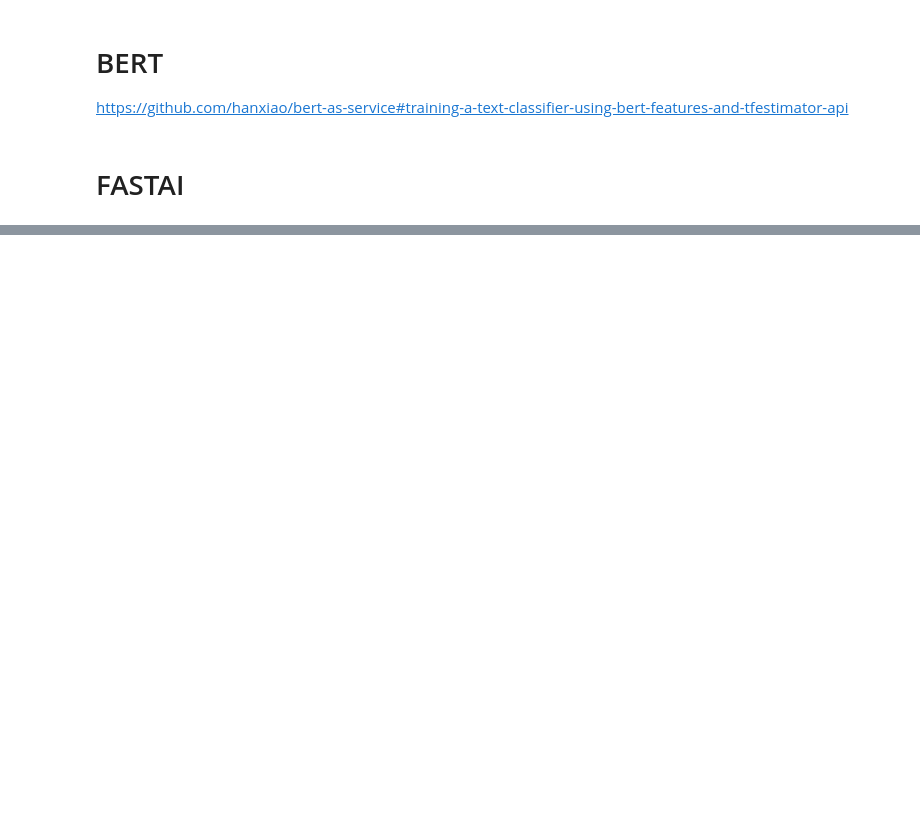
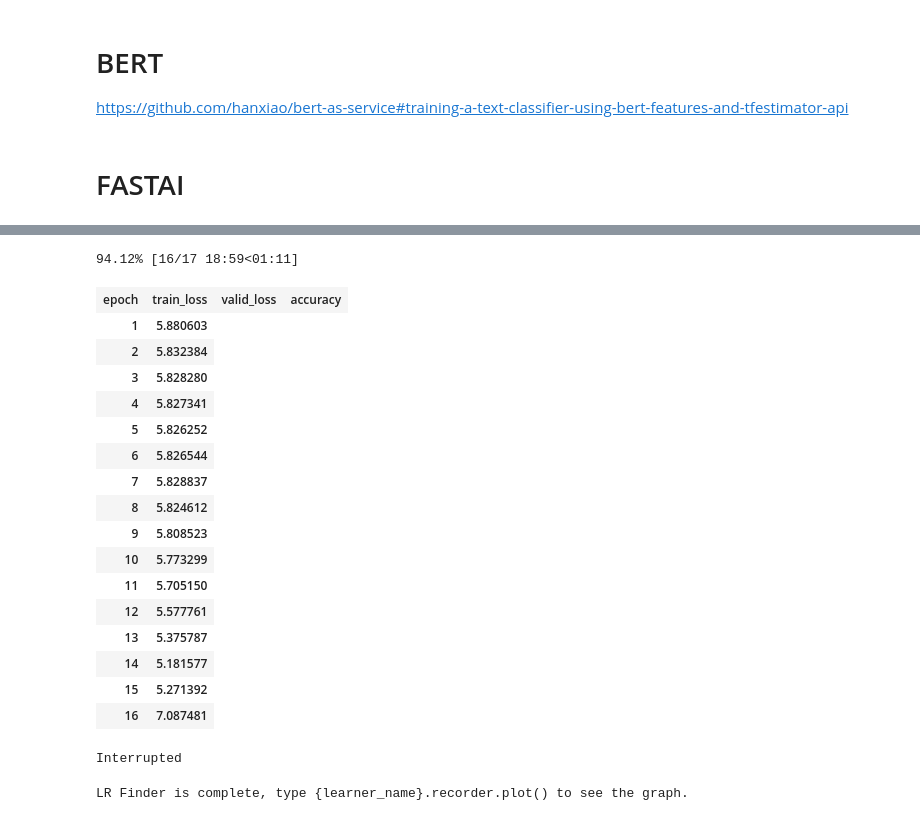
Before and after one commit to binliu0630/Deep_Learning, a Jupyter notebook: Text_Classification_Example.ipynb, the cells around one changed output, grey strips where cells are left out. Drawn from its saved outputs; the diff is of its cells as text; code cells hidden in the pictures; blank space fills up the shorter version.

```diff
--- a/Text_Classification_Example.ipynb
+++ b/Text_Classification_Example.ipynb
@@ -364,0 +498,23 @@ https://github.com/hanxiao/bert-as-service#training-a-text-classifier-using-bert
+# %%
+learn.lr_find()
+# %% [output]
+94.12% [16/17 18:59<01:11]
+| epoch | train_loss | valid_loss | accuracy |
+| 1 | 5.880603 |
+| 2 | 5.832384 |
+| 3 | 5.828280 |
+| 4 | 5.827341 |
+| 5 | 5.826252 |
+| 6 | 5.826544 |
+| 7 | 5.828837 |
+| 8 | 5.824612 |
+| 9 | 5.808523 |
+| 10 | 5.773299 |
+| 11 | 5.705150 |
+| 12 | 5.577761 |
+| 13 | 5.375787 |
+| 14 | 5.181577 |
+| 15 | 5.271392 |
+| 16 | 7.087481 |
+Interrupted
+LR Finder is complete, type {learner_name}.recorder.plot() to see the graph.
```
Also changed, not shown: parts of 22 cells of this notebook.
